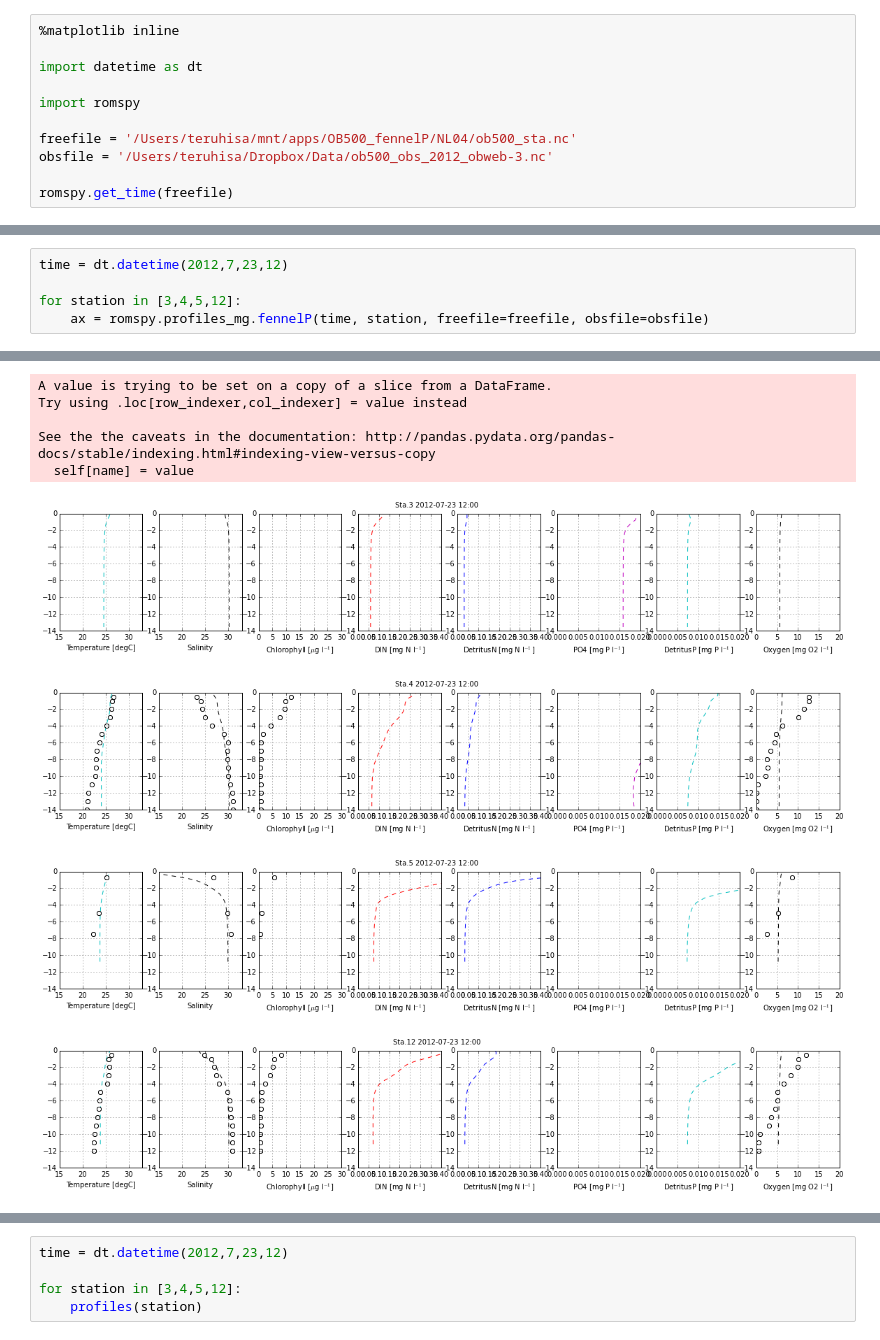
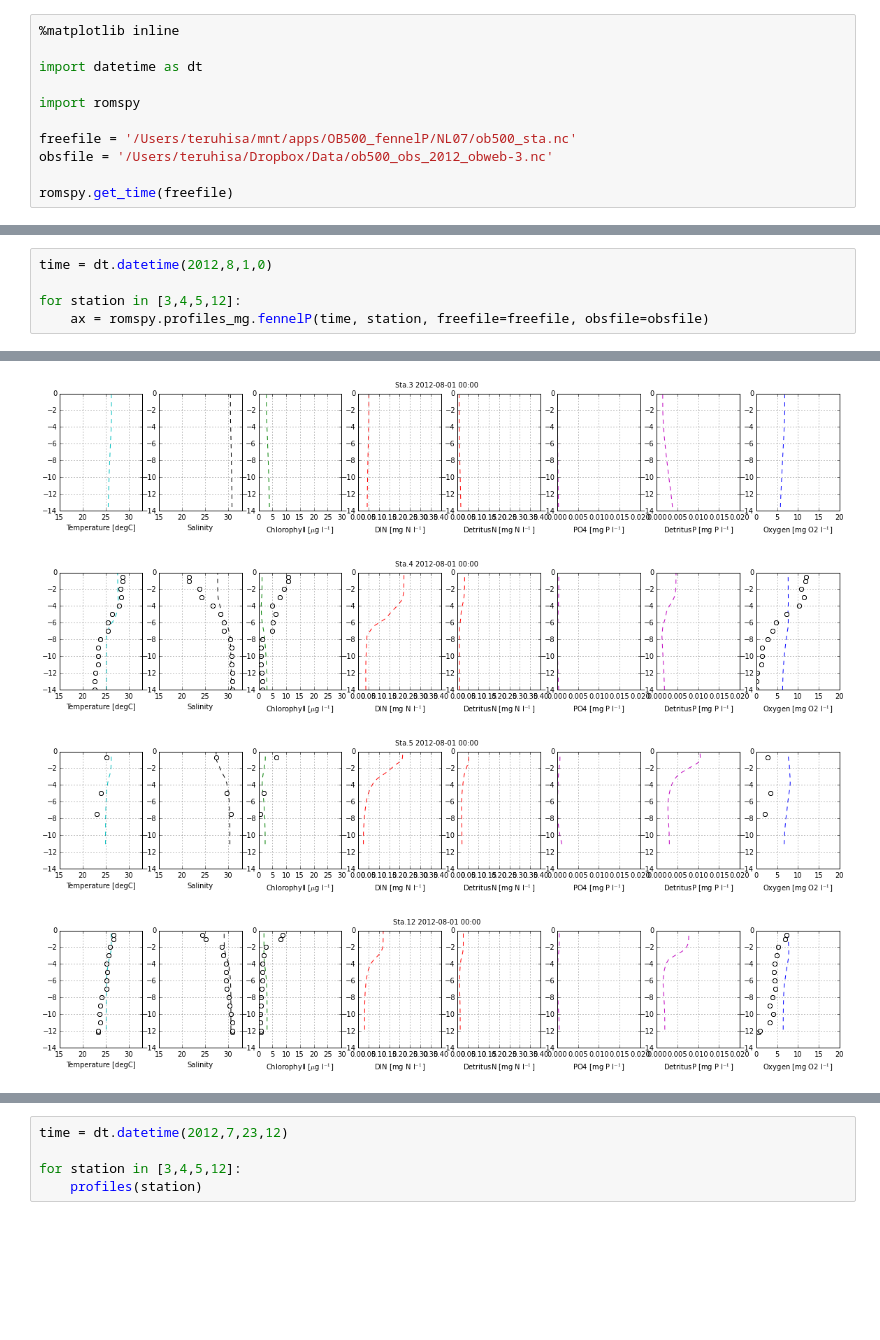
Before and after one commit to okadate/notebook, a Jupyter notebook: romspy/profiles_mg.ipynb, the cells around one changed output, grey strips where cells are left out. Cells and saved outputs as stored; diff of their text form; blank space fills up the shorter version.

```diff
--- a/romspy/profiles_mg.ipynb
+++ b/romspy/profiles_mg.ipynb
@@ -5,7 +5,7 @@ import datetime as dt
 
 import romspy
 
-freefile = '/Users/teruhisa/mnt/apps/OB500_fennelP/NL04/ob500_sta.nc'
+freefile = '/Users/teruhisa/mnt/apps/OB500_fennelP/NL07/ob500_sta.nc'
 obsfile = '/Users/teruhisa/Dropbox/Data/ob500_obs_2012_obweb-3.nc'
 
 romspy.get_time(freefile)
@@ -16,5 +16,5 @@ romspy.get_time(freefile)
 # %%
-time = dt.datetime(2012,7,23,12)
+time = dt.datetime(2012,8,1,0)
 
 for station in [3,4,5,12]:
     ax = romspy.profiles_mg.fennelP(time, station, freefile=freefile, obsfile=obsfile)
@@ -37,10 +37,5 @@ for station in [3,4,5,12]:
 2012-01-01 00:00:00 - 2013-01-01 23:00:00
-A value is trying to be set on a copy of a slice from a DataFrame.
-Try using .loc[row_indexer,col_indexer] = value instead
-
-See the the caveats in the documentation: http://pandas.pydata.org/pandas-docs/stable/indexing.html#indexing-view-versus-copy
-  self[name] = value
-[figure, old version]
+[figure, new version]
-[figure, old version]
+[figure, new version]
-[figure, old version]
+[figure, new version]
-[figure, old version]
+[figure, new version]
```
Also changed, not shown: parts of 3 cells of this notebook, 6 other files.
